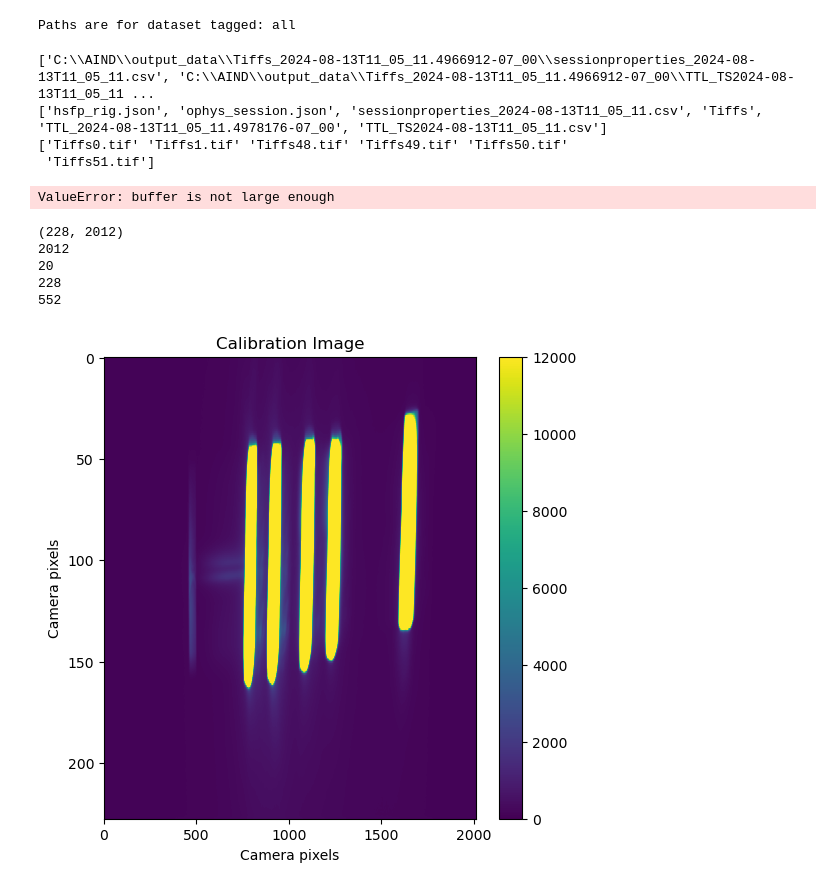
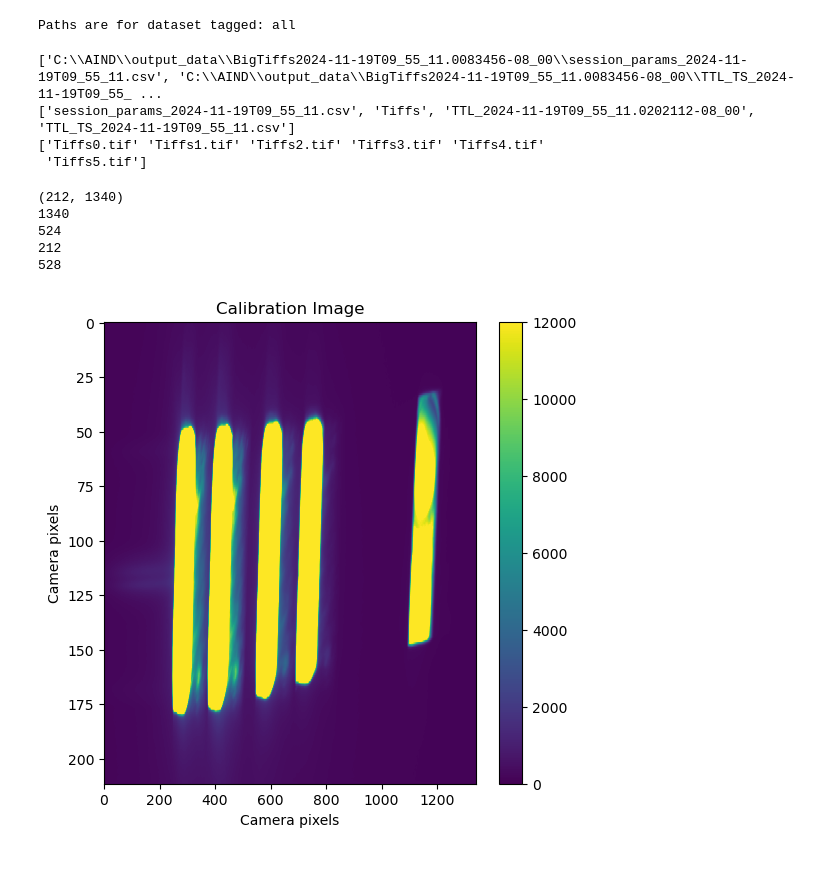
Before and after one commit to AllenNeuralDynamics/HSFPpreprocess, a Jupyter notebook: preprocess_01_unskewimage.ipynb, the cells around one changed output. Drawn from its saved outputs; the diff is of its cells as text; code cells hidden in the pictures.

```diff
--- a/preprocess_01_unskewimage.ipynb
+++ b/preprocess_01_unskewimage.ipynb
@@ -28,7 +28,7 @@ print(metadata_file)
 metadata = pd.read_csv(metadata_file[0])
 files = os.listdir(path)
 print(files)
-tiff_dir = os.path.join(path,files[3])
+tiff_dir = os.path.join(path,files[1])
 tiff_files = os.listdir(tiff_dir)
 tiff_files = np.array(natsorted(tiff_files))
 print(tiff_files)
@@ -42,38 +42,37 @@ while True:
     except EOFError:
         break
 # %% [output]
-['C:\\AIND\\output_data\\Tiffs_2024-08-13T11_05_11.4966912-07_00\\sessionproperties_2024-08-13T11_05_11.csv', 'C:\\AIND\\output_data\\Tiffs_2024-08-13T11_05_11.4966912-07_00\\TTL_TS2024-08-13T11_05_11 ...
-['hsfp_rig.json', 'ophys_session.json', 'sessionproperties_2024-08-13T11_05_11.csv', 'Tiffs', 'TTL_2024-08-13T11_05_11.4978176-07_00', 'TTL_TS2024-08-13T11_05_11.csv']
-['Tiffs0.tif' 'Tiffs1.tif' 'Tiffs48.tif' 'Tiffs49.tif' 'Tiffs50.tif'
- 'Tiffs51.tif']
+['C:\\AIND\\output_data\\BigTiffs2024-11-19T09_55_11.0083456-08_00\\session_params_2024-11-19T09_55_11.csv', 'C:\\AIND\\output_data\\BigTiffs2024-11-19T09_55_11.0083456-08_00\\TTL_TS_2024-11-19T09_55_ ...
+['session_params_2024-11-19T09_55_11.csv', 'Tiffs', 'TTL_2024-11-19T09_55_11.0202112-08_00', 'TTL_TS_2024-11-19T09_55_11.csv']
+['Tiffs0.tif' 'Tiffs1.tif' 'Tiffs2.tif' 'Tiffs3.tif' 'Tiffs4.tif'
+ 'Tiffs5.tif']
-ValueError: buffer is not large enough
 # %%
 # Average all frames
 img = np.array(image_sequence)
 img2d = img.mean(axis=0)
 print(img2d.shape)
 width = metadata.Width[0]
 print(width)
-Xoffset = metadata.Left[0]
+Xoffset = metadata.XOffset[0]
 print(Xoffset)
 height = metadata.Height[0]
 print(height)
-Yoffset = metadata.Top[0]
+Yoffset = metadata.YOffset[0]
 print(Yoffset)
 img_to_unskew = np.array(img2d)
 f,ax = plt.subplots(figsize=(6,6))
 i = ax.imshow(img_to_unskew, aspect='auto', vmin=0, vmax=12000)
 ax.set(xlabel='Camera pixels', ylabel='Camera pixels', title='Calibration Image')
 ax.grid(False)
 f.colorbar(i,ax=ax)
 plt.show()
 # %% [output]
-(228, 2012)
-2012
-20
-228
-552
+(212, 1340)
+1340
+524
+212
+528
-[figure, old version]
+[figure, new version]
 # %%
 # Extract rotation of image to flatten spectrum
 h_line = np.mean(img_to_unskew,axis=0)
```
Also changed, not shown: parts of 6 cells of this notebook, 22 other files.
